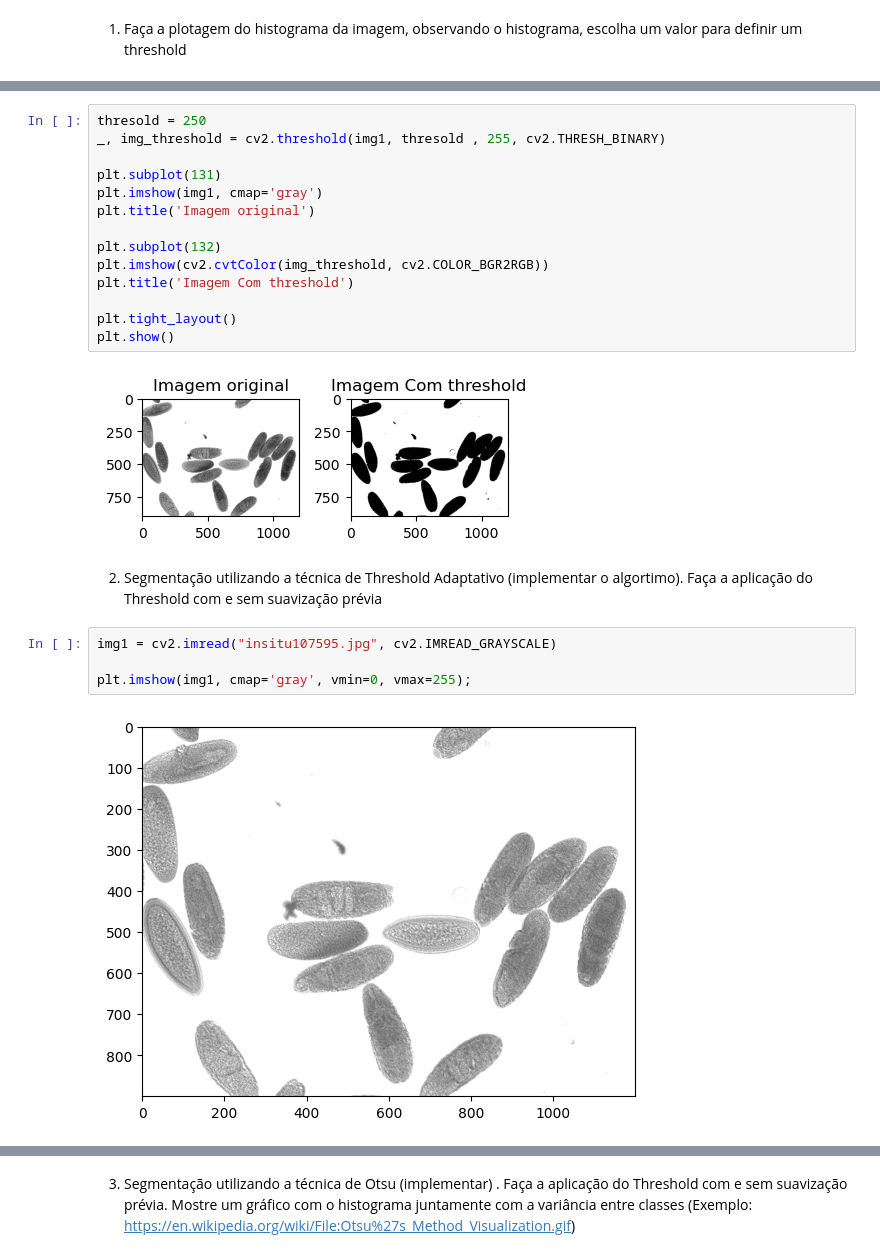
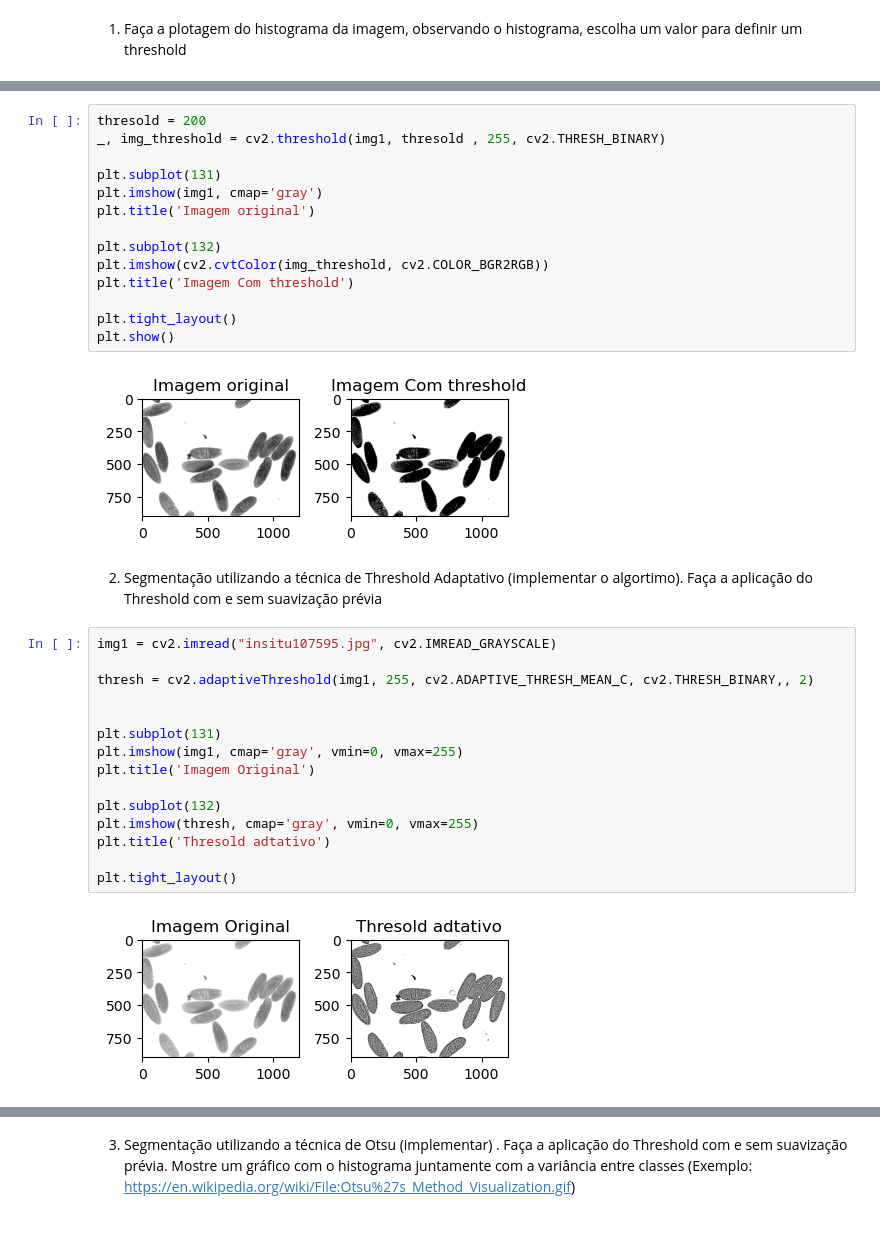
Before and after one commit to joaovtpereira/ppgco-ufu, a Jupyter notebook: Processamento Digital de Imagens/Lab06/lab06.ipynb, the cells around one changed output, grey strips where cells are left out. Drawn from its saved outputs; the diff is of its cells as text; blank space fills up the shorter version.

```diff
--- a/Processamento Digital de Imagens/Lab06/lab06.ipynb
+++ b/Processamento Digital de Imagens/Lab06/lab06.ipynb
@@ -21,7 +21,7 @@ plt.show()
 # %% [output]
 [figure]
 # %%
-thresold = 250
+thresold = 200
 _, img_threshold = cv2.threshold(img1, thresold , 255, cv2.THRESH_BINARY)
 
 plt.subplot(131)
@@ -35,12 +35,23 @@ plt.title('Imagem Com threshold')
 plt.tight_layout()
 plt.show()
 # %% [output]
-[figure, old version]
+[figure, new version]
 # %% [markdown]
 2)	Segmentação utilizando a técnica de Threshold Adaptativo (implementar o algortimo). Faça a aplicação do Threshold com e sem suavização prévia
 # %%
 img1 = cv2.imread("insitu107595.jpg", cv2.IMREAD_GRAYSCALE)
 
-plt.imshow(img1, cmap='gray', vmin=0, vmax=255);
+thresh = cv2.adaptiveThreshold(img1, 255, cv2.ADAPTIVE_THRESH_MEAN_C, cv2.THRESH_BINARY,, 2)
+
+
+plt.subplot(131)
+plt.imshow(img1, cmap='gray', vmin=0, vmax=255)
+plt.title('Imagem Original')
+
+plt.subplot(132)
+plt.imshow(thresh, cmap='gray', vmin=0, vmax=255)
+plt.title('Thresold adtativo')
+
+plt.tight_layout()
 # %% [output]
-[figure, old version]
+[figure, new version]
```
Also changed, not shown: parts of 2 cells of this notebook, 2 other files.
